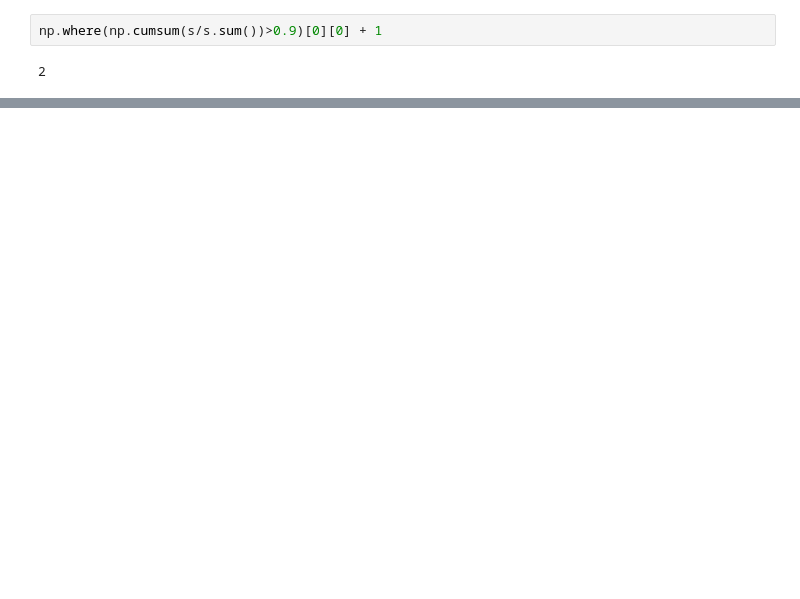
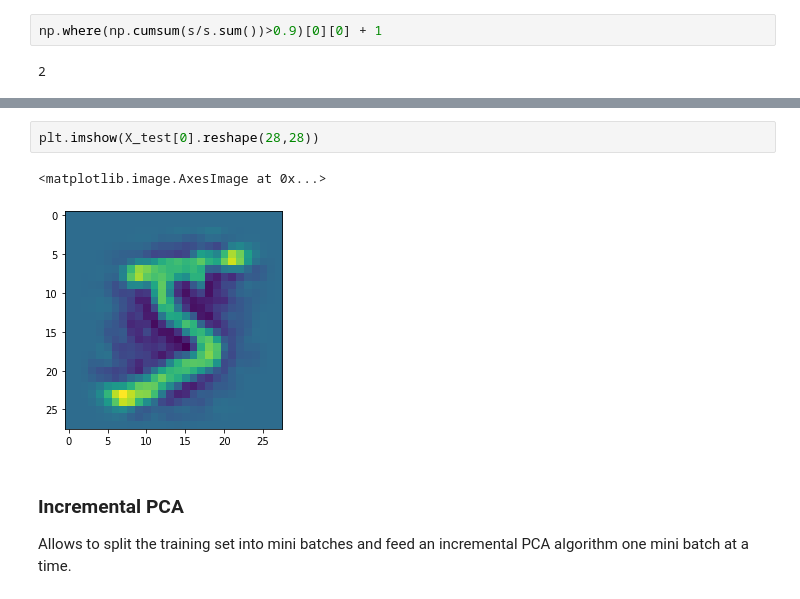
Before and after one commit to Pasindu19970808/Hands-on-Machine-Learning-Textbook-Exercises, a Jupyter notebook: Dimensionality Reduction/Dimensionality Reduction.ipynb, the cells around one changed output, grey strips where cells are left out. Cells and saved outputs as stored; diff of their text form; blank space fills up the shorter version.

```diff
--- a/Dimensionality Reduction/Dimensionality Reduction.ipynb
+++ b/Dimensionality Reduction/Dimensionality Reduction.ipynb
@@ -341,0 +402,9 @@ np.where(np.cumsum(s/s.sum())>0.9)[0][0] + 1
+# %%
+plt.imshow(X_test[0].reshape(28,28))
+# %% [output]
+<matplotlib.image.AxesImage at 0x...>
+[figure, added]
+# %% [markdown]
+<h3> Incremental PCA </h3>
+
+Allows to split the training set into mini batches and feed an incremental PCA algorithm one mini batch at a time.
```
Also changed, not shown: parts of 45 cells of this notebook.
